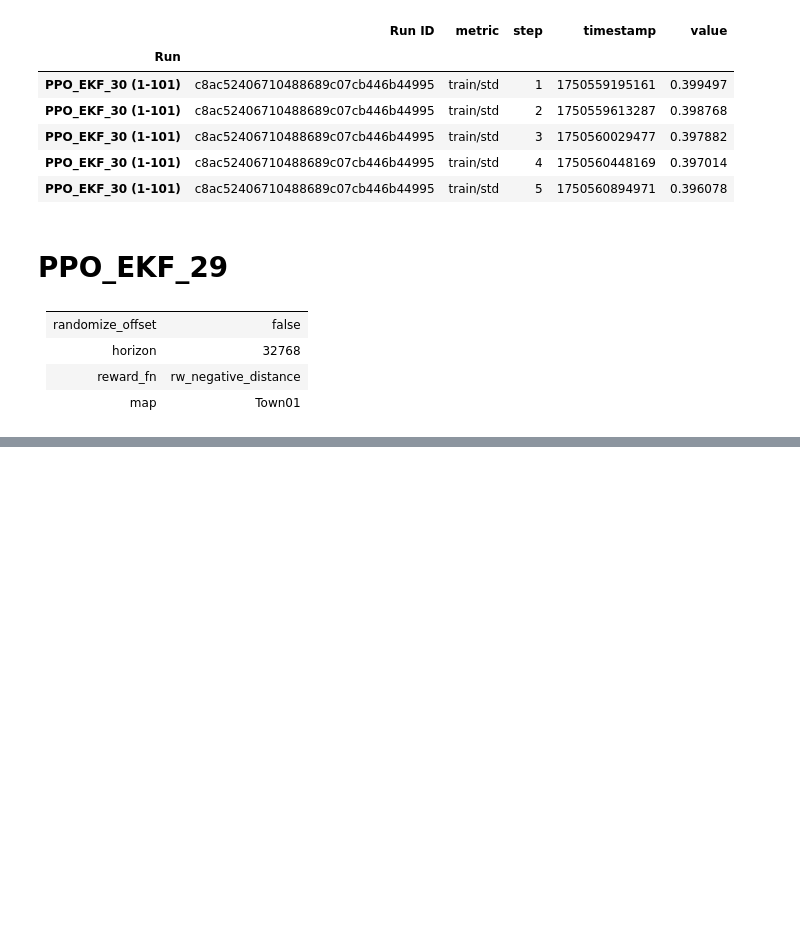
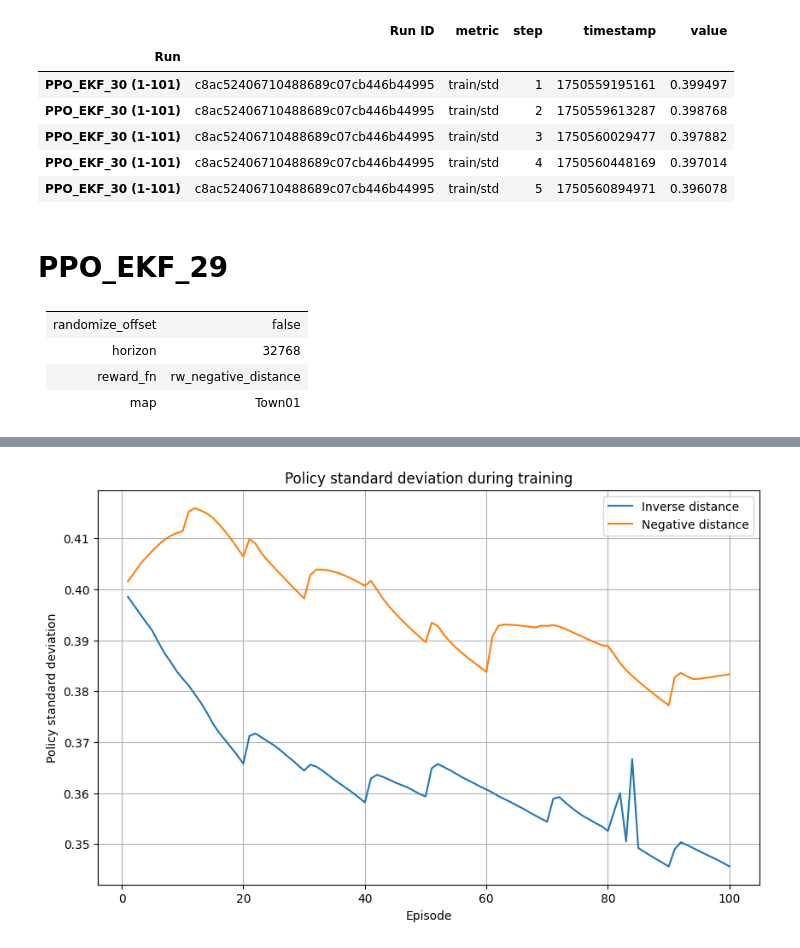
Before and after one commit to Henrique-BO/CarAware, a Jupyter notebook: notebooks/training.ipynb, the cells around one changed output, grey strips where cells are left out. Saved outputs shown, nothing was run; the diff lists cells and outputs as text; code cells hidden in the pictures; blank space fills up the shorter version.

```diff
--- a/notebooks/training.ipynb
+++ b/notebooks/training.ipynb
@@ -122,0 +177,6 @@ train_std_30.head()
+# %%
+train_std_29 = pd.read_csv('data/PPO_EKF_29/train_std.csv', index_col=0)
+train_std_29 = train_std_29.sort_values(by='step')
+train_std_29.drop_duplicates(subset='step', keep='first', inplace=True)
+print(train_std_29.shape)
+train_std_29.head()
@@ -196,0 +310,24 @@ plt.show()
+# %%
+episodes = 100
+
+plt.figure(figsize=(10, 6))
+plt.plot(
+    train_std_25[train_std_25['step'] <= episodes]['step'],
+    train_std_25[train_std_25['step'] <= episodes]['value'],
+    # marker='o',
+    label='Inverse distance'
+)
+plt.plot(
+    train_std_29[train_std_29['step'] <= episodes]['step'],
+    train_std_29[train_std_29['step'] <= episodes]['value'],
+    # marker='o',
+    label='Negative distance'
+)
+plt.xlabel('Episode')
+plt.ylabel('Policy standard deviation')
+plt.title('Policy standard deviation during training')
+plt.grid(True)
+plt.legend()
+plt.show()
+# %% [output]
+[figure, added]
```
Also changed, not shown: parts of 21 cells of this notebook, 8 other files.
